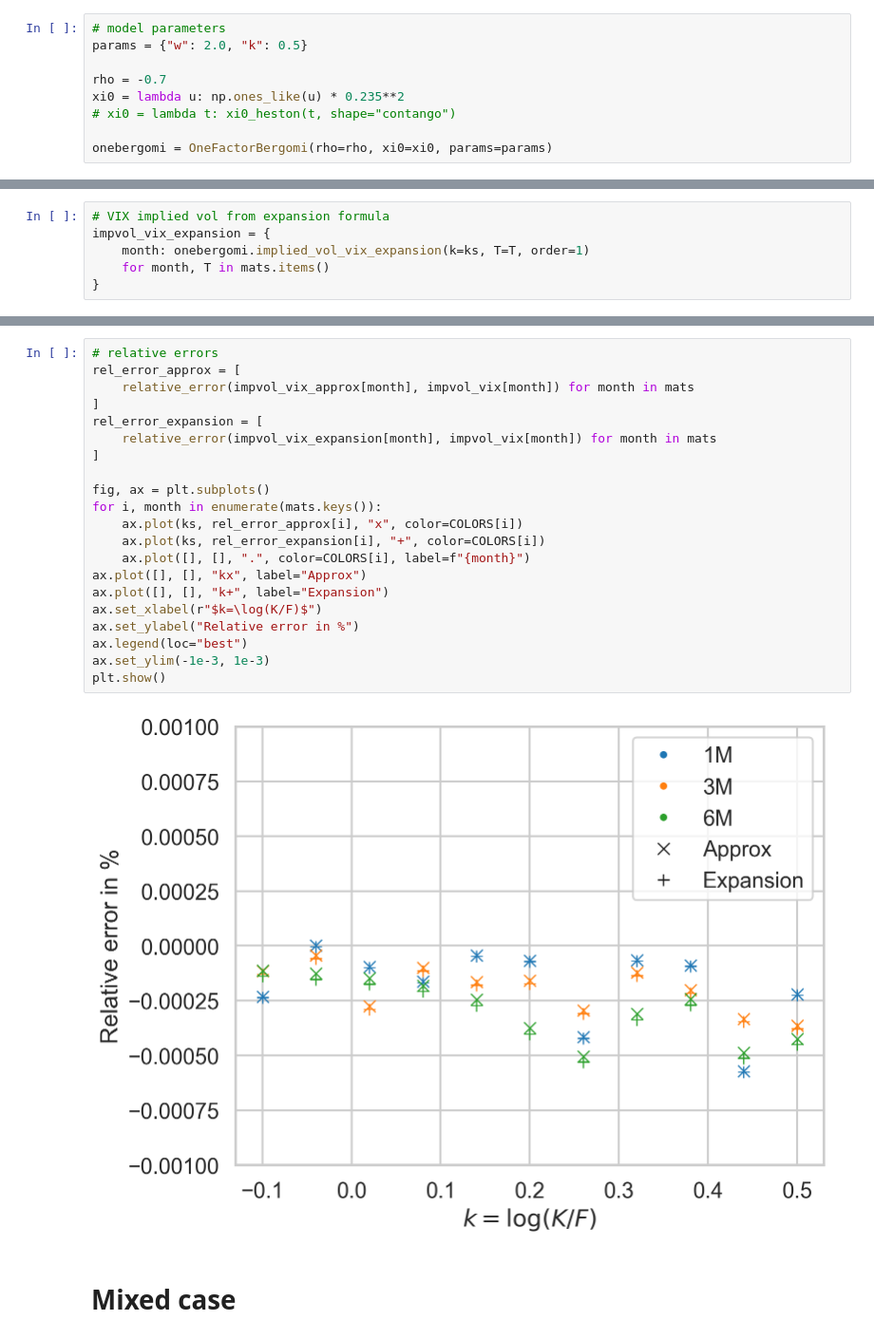
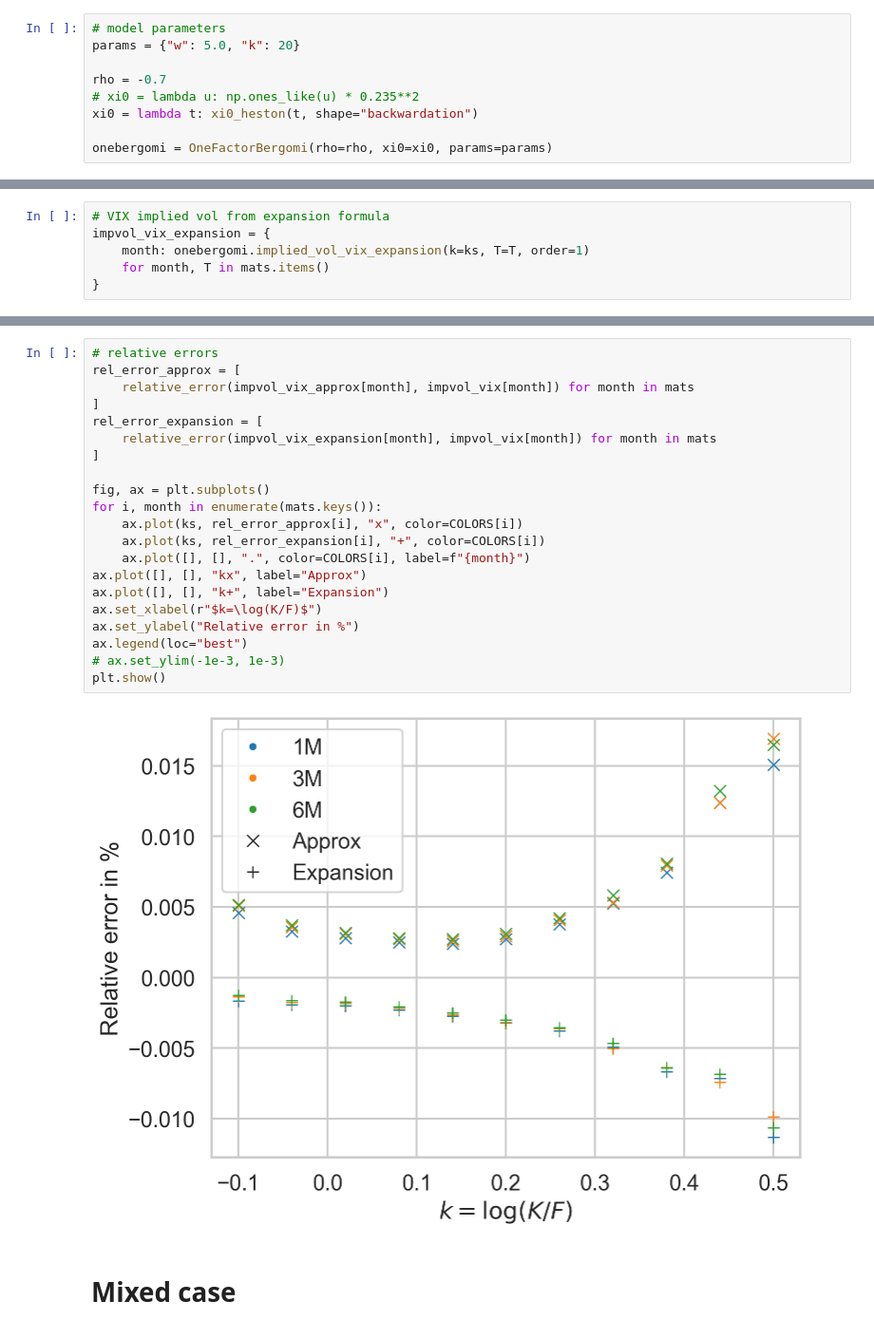
Before and after one commit to fbourgey/rough-bergomi, a Jupyter notebook: vix_weak_approx_bergomi.ipynb, the cells around one changed output, grey strips where cells are left out. Shown at 95% size. Cells and saved outputs as stored; diff of their text form.

```diff
--- a/vix_weak_approx_bergomi.ipynb
+++ b/vix_weak_approx_bergomi.ipynb
@@ -29,10 +30,10 @@ mats = {"1M": 1.0 / 12.0, "3M": 3.0 / 12.0, "6M": 6.0 / 12.0}
 # %%
 # model parameters
-params = {"w": 2.0, "k": 0.5}
+params = {"w": 5.0, "k": 20}
 
 rho = -0.7
-xi0 = lambda u: np.ones_like(u) * 0.235**2
-# xi0 = lambda t: xi0_heston(t, shape="contango")
+# xi0 = lambda u: np.ones_like(u) * 0.235**2
+xi0 = lambda t: xi0_heston(t, shape="backwardation")
 
 onebergomi = OneFactorBergomi(rho=rho, xi0=xi0, params=params)
 # %%
@@ -124,26 +125,26 @@ plt.show()
 # %%
 # relative errors
 rel_error_approx = [
     relative_error(impvol_vix_approx[month], impvol_vix[month]) for month in mats
 ]
 rel_error_expansion = [
     relative_error(impvol_vix_expansion[month], impvol_vix[month]) for month in mats
 ]
 
 fig, ax = plt.subplots()
 for i, month in enumerate(mats.keys()):
     ax.plot(ks, rel_error_approx[i], "x", color=COLORS[i])
     ax.plot(ks, rel_error_expansion[i], "+", color=COLORS[i])
     ax.plot([], [], ".", color=COLORS[i], label=f"{month}")
 ax.plot([], [], "kx", label="Approx")
 ax.plot([], [], "k+", label="Expansion")
 ax.set_xlabel(r"$k=\log(K/F)$")
 ax.set_ylabel("Relative error in %")
 ax.legend(loc="best")
-ax.set_ylim(-1e-3, 1e-3)
+# ax.set_ylim(-1e-3, 1e-3)
 plt.show()
 # %% [output]
-[figure, old version]
+[figure, new version]
 # %% [markdown]
 # Mixed case
 # %%
```
Also changed, not shown: parts of 15 cells of this notebook, 3 other files.
